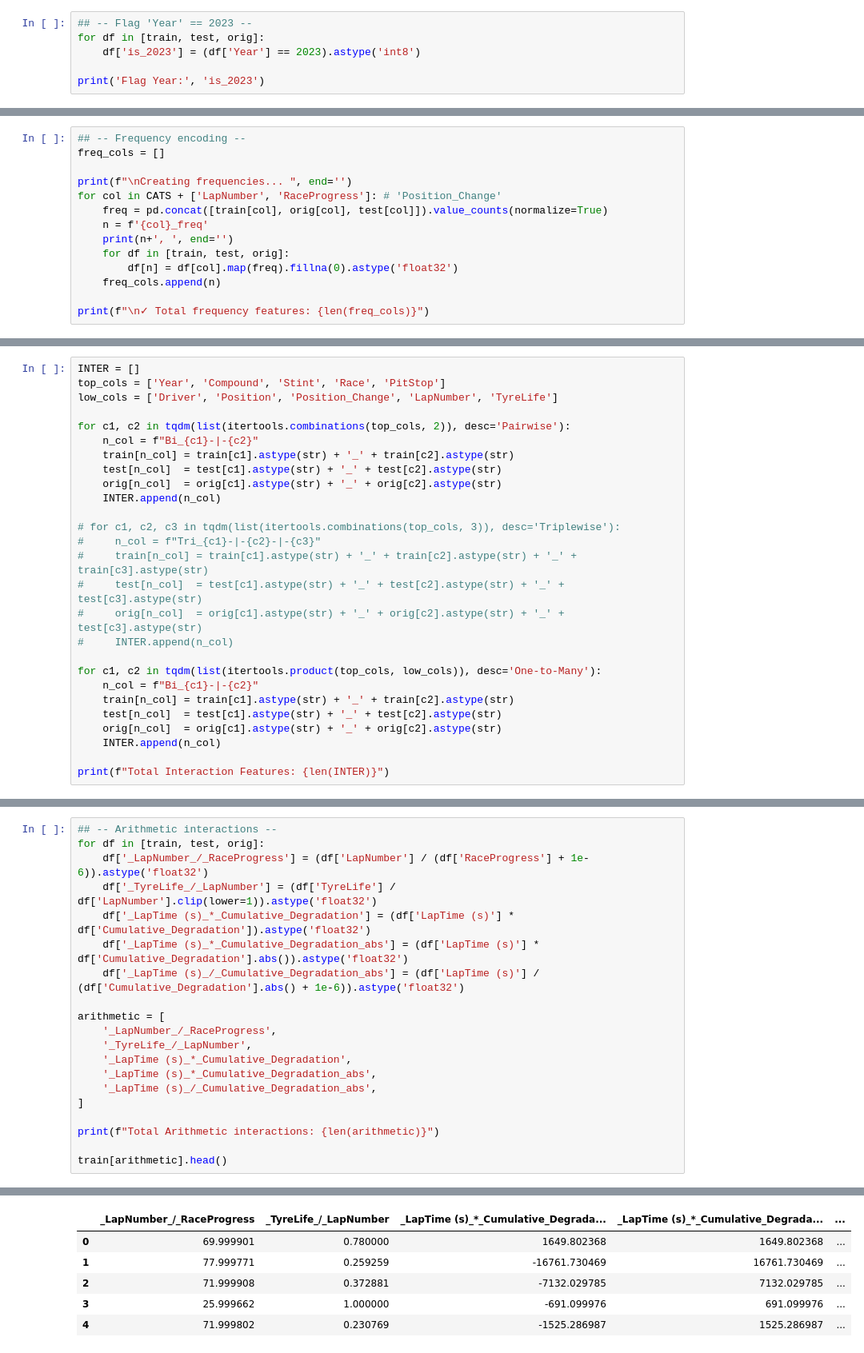
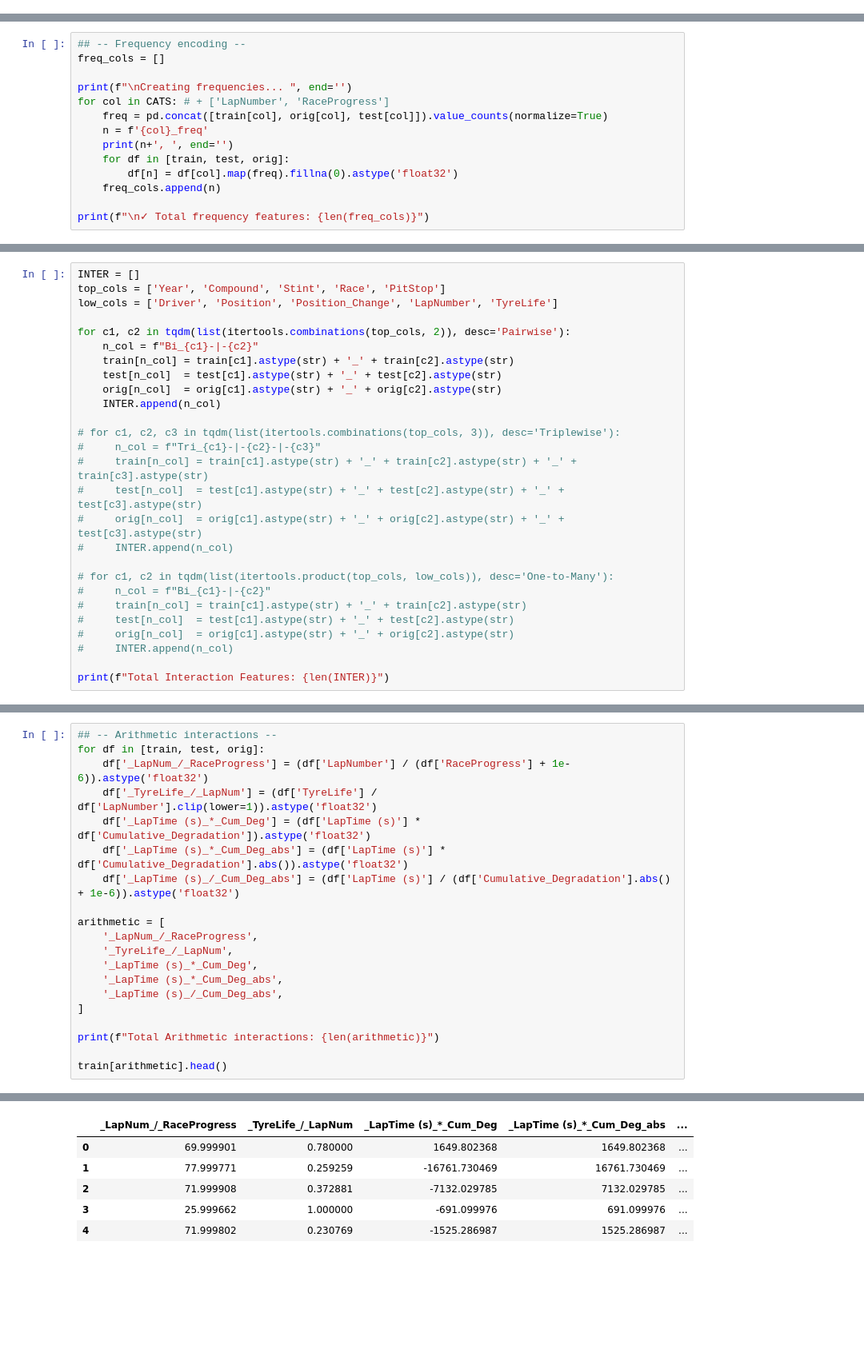
Before and after one commit to coded-sly/ps6e5-F1-PitStop, a Jupyter notebook: ps6e5-log-rf-f1-pit.ipynb, the cells around one changed output, grey strips where cells are left out. Shown at 80% size. Saved outputs shown, nothing was run; the diff lists cells and outputs as text; blank space fills up the shorter version.

```diff
--- a/ps6e5-log-rf-f1-pit.ipynb
+++ b/ps6e5-log-rf-f1-pit.ipynb
@@ -394,9 +372,3 @@ Rounding... Cumulative_Degradation_round_-2, Cumulative_Degradation_round_-1, Cu
 # orig  = add_frequency_condition(orig,  DIGITS+ROUNDS, thresh=5)
 
 # print(f"Frequency threshold imputed!")
-# %%
-## -- Flag 'Year' == 2023 --
-for df in [train, test, orig]:
-    df['is_2023'] = (df['Year'] == 2023).astype('int8')
-
-print('Flag Year:', 'is_2023')
@@ -407,7 +377,7 @@ Flag Year: is_2023
 freq_cols = []
 
 print(f"\nCreating frequencies... ", end='')
-for col in CATS + ['LapNumber', 'RaceProgress']: # 'Position_Change'
+for col in CATS: # + ['LapNumber', 'RaceProgress']
     freq = pd.concat([train[col], orig[col], test[col]]).value_counts(normalize=True)
     n = f'{col}_freq'
     print(n+', ', end='')
@@ -438,12 +408,12 @@ for c1, c2 in tqdm(list(itertools.combinations(top_cols, 2)), desc='Pairwise'):
 #     orig[n_col]  = orig[c1].astype(str) + '_' + orig[c2].astype(str) + '_' + test[c3].astype(str)
 #     INTER.append(n_col)
 
-for c1, c2 in tqdm(list(itertools.product(top_cols, low_cols)), desc='One-to-Many'):
-    n_col = f"Bi_{c1}-|-{c2}"
-    train[n_col] = train[c1].astype(str) + '_' + train[c2].astype(str)
-    test[n_col]  = test[c1].astype(str) + '_' + test[c2].astype(str)
-    orig[n_col]  = orig[c1].astype(str) + '_' + orig[c2].astype(str)
-    INTER.append(n_col)
+# for c1, c2 in tqdm(list(itertools.product(top_cols, low_cols)), desc='One-to-Many'):
+#     n_col = f"Bi_{c1}-|-{c2}"
+#     train[n_col] = train[c1].astype(str) + '_' + train[c2].astype(str)
+#     test[n_col]  = test[c1].astype(str) + '_' + test[c2].astype(str)
+#     orig[n_col]  = orig[c1].astype(str) + '_' + orig[c2].astype(str)
+#     INTER.append(n_col)
 
 print(f"Total Interaction Features: {len(INTER)}")
 # %% [output]
@@ -530,26 +500,26 @@ Total Interaction Features: 35
 # %%
 ## -- Arithmetic interactions --
 for df in [train, test, orig]:
-    df['_LapNumber_/_RaceProgress'] = (df['LapNumber'] / (df['RaceProgress'] + 1e-6)).astype('float32')
-    df['_TyreLife_/_LapNumber'] = (df['TyreLife'] / df['LapNumber'].clip(lower=1)).astype('float32')
-    df['_LapTime (s)_*_Cumulative_Degradation'] = (df['LapTime (s)'] * df['Cumulative_Degradation']).astype('float32')
-    df['_LapTime (s)_*_Cumulative_Degradation_abs'] = (df['LapTime (s)'] * df['Cumulative_Degradation'].abs()).astype('float32')
-    df['_LapTime (s)_/_Cumulative_Degradation_abs'] = (df['LapTime (s)'] / (df['Cumulative_Degradation'].abs() + 1e-6)).astype('float32')
+    df['_LapNum_/_RaceProgress'] = (df['LapNumber'] / (df['RaceProgress'] + 1e-6)).astype('float32')
+    df['_TyreLife_/_LapNum'] = (df['TyreLife'] / df['LapNumber'].clip(lower=1)).astype('float32')
+    df['_LapTime (s)_*_Cum_Deg'] = (df['LapTime (s)'] * df['Cumulative_Degradation']).astype('float32')
+    df['_LapTime (s)_*_Cum_Deg_abs'] = (df['LapTime (s)'] * df['Cumulative_Degradation'].abs()).astype('float32')
+    df['_LapTime (s)_/_Cum_Deg_abs'] = (df['LapTime (s)'] / (df['Cumulative_Degradation'].abs() + 1e-6)).astype('float32')
 
 arithmetic = [
-    '_LapNumber_/_RaceProgress',
-    '_TyreLife_/_LapNumber',
-    '_LapTime (s)_*_Cumulative_Degradation',
-    '_LapTime (s)_*_Cumulative_Degradation_abs',
-    '_LapTime (s)_/_Cumulative_Degradation_abs',
+    '_LapNum_/_RaceProgress',
+    '_TyreLife_/_LapNum',
+    '_LapTime (s)_*_Cum_Deg',
+    '_LapTime (s)_*_Cum_Deg_abs',
+    '_LapTime (s)_/_Cum_Deg_abs',
 ]
 
 print(f"Total Arithmetic interactions: {len(arithmetic)}")
 
 train[arithmetic].head()
 # %% [output]
 Total Arithmetic interactions: 5
-|  | _LapNumber_/_RaceProgress | _TyreLife_/_LapNumber | _LapTime (s)_*_Cumulative_Degrada... | _LapTime (s)_*_Cumulative_Degrada... | ... |
+|  | _LapNum_/_RaceProgress | _TyreLife_/_LapNum | _LapTime (s)_*_Cum_Deg | _LapTime (s)_*_Cum_Deg_abs | ... |
 | 0 | 69.999901 | 0.780000 | 1649.802368 | 1649.802368 | ... |
 | 1 | 77.999771 | 0.259259 | -16761.730469 | 16761.730469 | ... |
 | 2 | 71.999908 | 0.372881 | -7132.029785 | 7132.029785 | ... |
```
Also changed, not shown: parts of 30 cells of this notebook.
